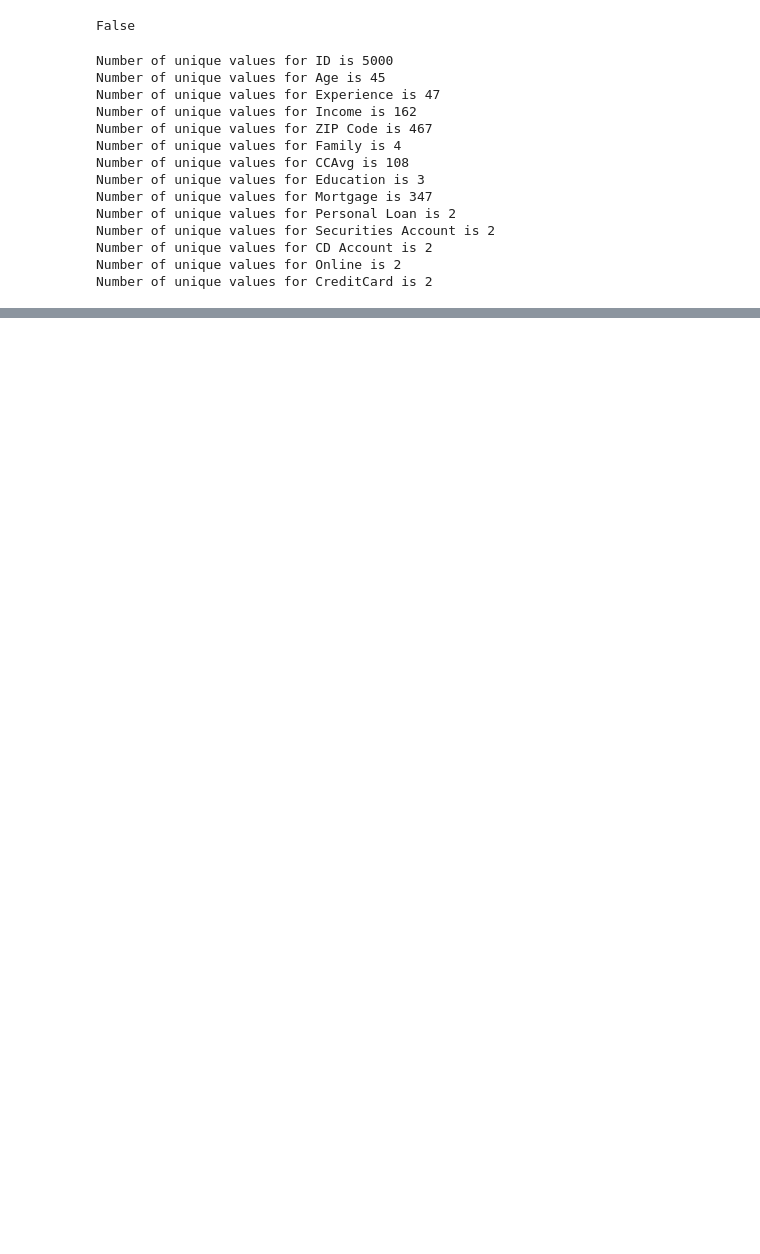
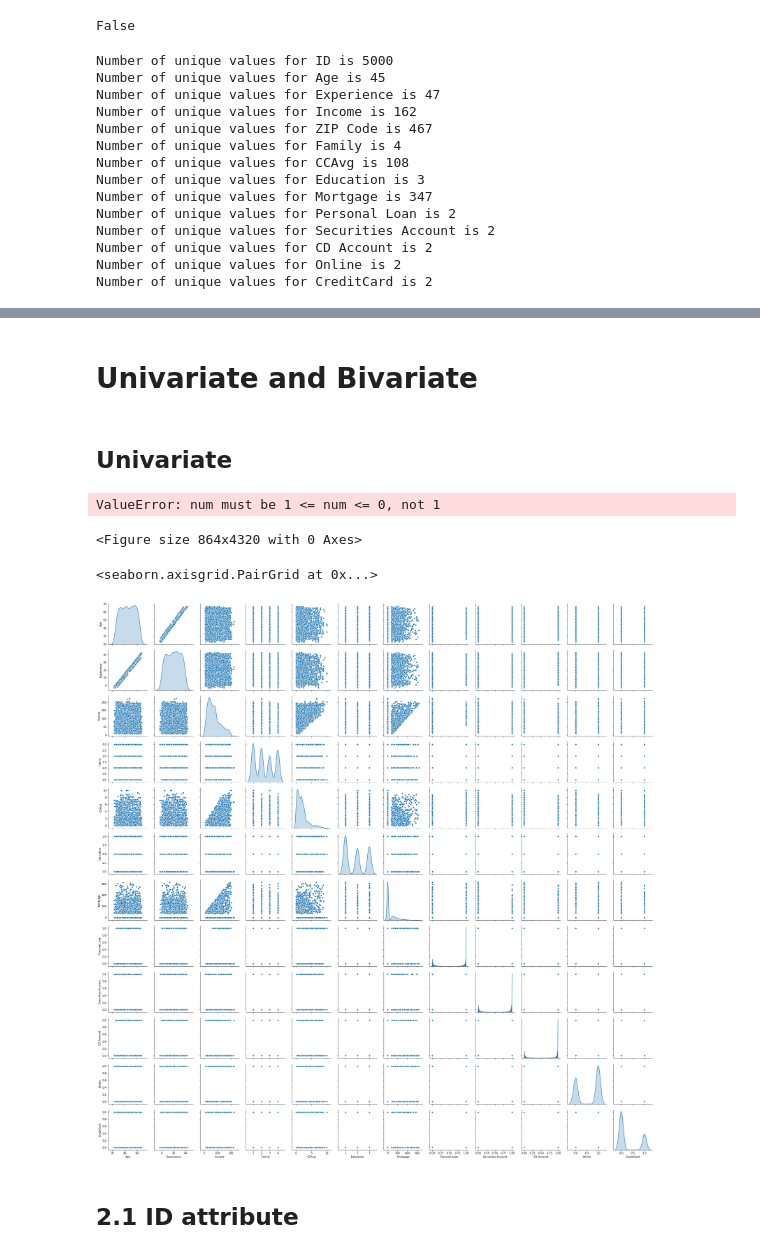
Before and after one commit to koksoon100/UTexas-Austin-Week-6-Assignment, a Jupyter notebook: week_2_assignment.ipynb, the cells around one changed output, grey strips where cells are left out. Cells and saved outputs as stored; diff of their text form; code cells hidden in the pictures; blank space fills up the shorter version.

```diff
--- a/week_2_assignment.ipynb
+++ b/week_2_assignment.ipynb
@@ -89,0 +201,16 @@ Number of unique values for CreditCard is 2
+# %% [markdown]
+# Univariate and Bivariate
+# %% [markdown]
+## Univariate
+# %%
+categorical_bank_data[['Age']].hist(stacked=False, bins=50, figsize=(12,60))
+# %% [output]
+ValueError: num must be 1 <= num <= 0, not 1
+<Figure size 864x4320 with 0 Axes>
+# %%
+sns.pairplot(bank_data[['Age','Experience','Income','Family','CCAvg',
+       'Education', 'Mortgage', 'Personal Loan', 'Securities Account',
+       'CD Account', 'Online', 'CreditCard']], diag_kind='kde')
+# %% [output]
+<seaborn.axisgrid.PairGrid at 0x...>
+[figure, added]
@@ -89,0 +221,2 @@ Number of unique values for CreditCard is 2
+# %% [markdown]
+## 2.1 ID attribute
```
Also changed, not shown: parts of 24 cells of this notebook.
